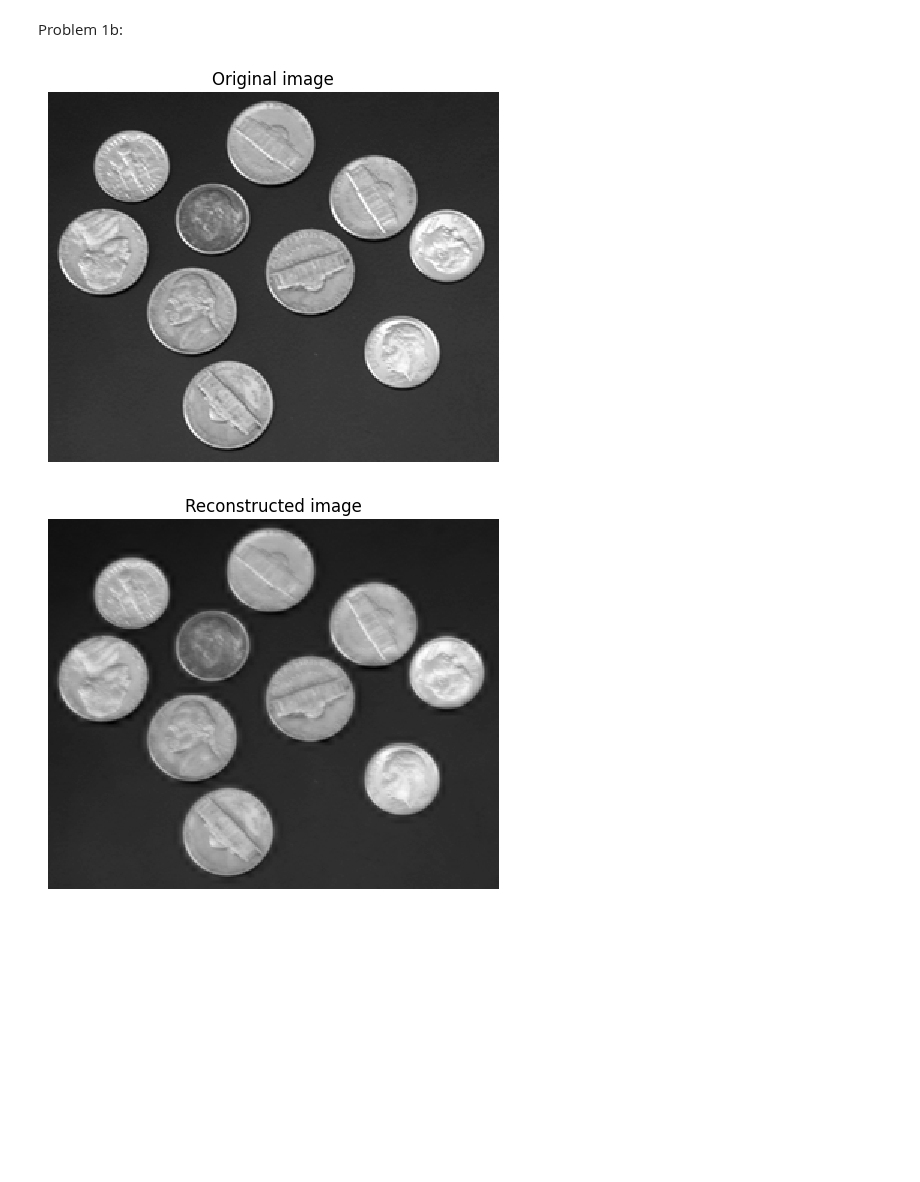
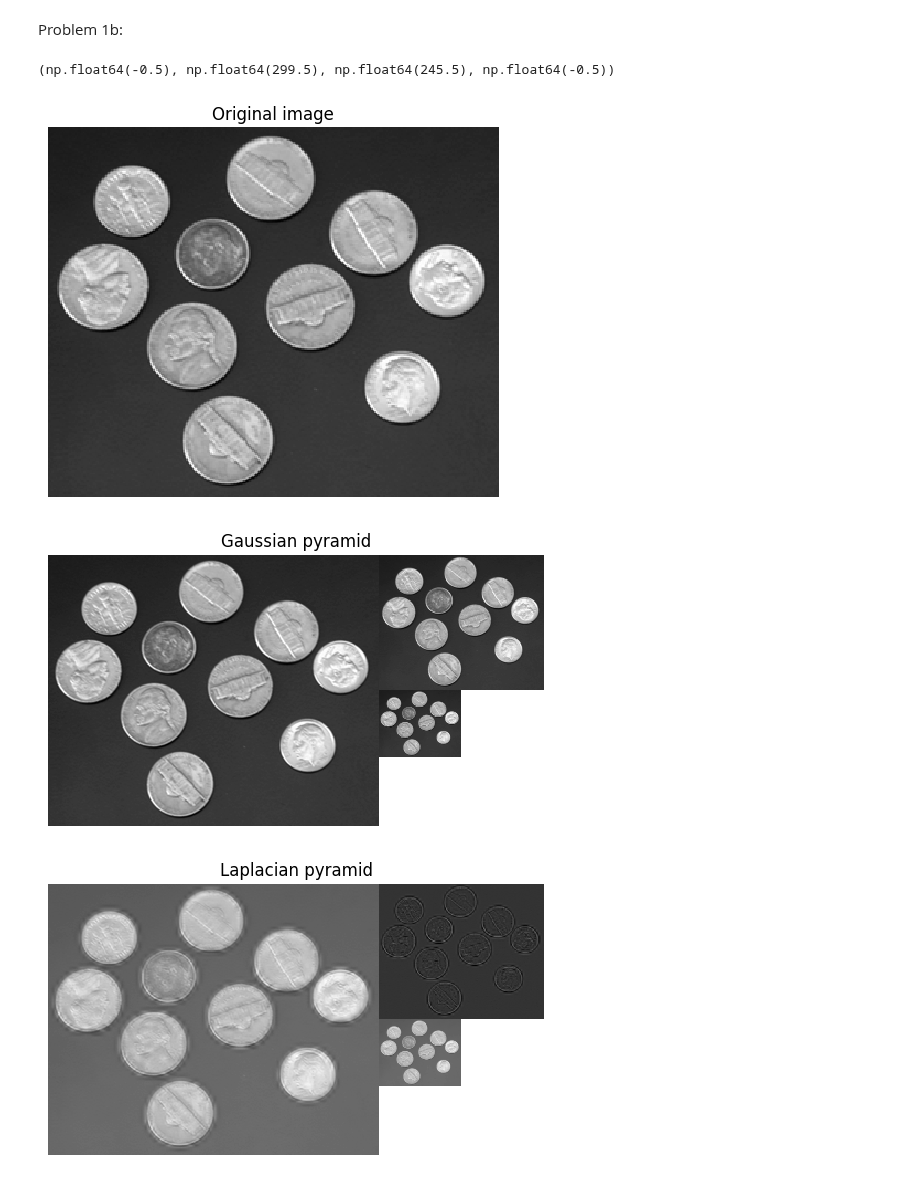
Before and after one commit to NMakarov97/ECE-GY-6123, a Jupyter notebook: HW3/ECE-6123 HW3.ipynb, the cells around one changed output. Drawn from its saved outputs; the diff is of its cells as text; code cells hidden in the pictures; blank space fills up the shorter version.

Commit message:
Add figures for composite gaussian and laplacian

```diff
--- a/HW3/ECE-6123 HW3.ipynb
+++ b/HW3/ECE-6123 HW3.ipynb
@@ -114,33 +114,47 @@ def composite_image(P: list[np.ndarray]) -> np.ndarray:
     height, width = np.shape(P[-1])
     C[:height, :width] = P[-1]
     height = 0
     P.reverse()
     for lvl in P[1:]:
         rows, cols = np.shape(lvl)
         C[height:height+rows, width:width+cols] = lvl
         height += rows
 
     return C
 
 # Test reconstruction with a sample image
 image = np.asarray(cv2.imread('coins.png', cv2.IMREAD_GRAYSCALE),dtype=float)
 G = gaussian_pyramid(image, 3) # Gaussian pyramid
 L = laplacian_pyramid(image, 3) # Laplacian pyramid
 R = reconstruct_laplacian(L) # Reconstructed image
 
 # Create figure for original image
 plt.figure()
 plt.imshow(image, interpolation='none', cmap='gray')
 plt.title('Original image')
 plt.axis('off')
 
+# Create figure for composite Gaussian image
+C = composite_image(G)
+plt.figure()
+plt.imshow(C, interpolation='none', cmap='gray')
+plt.title('Gaussian pyramid')
+plt.axis('off')
+
+# Create figure for composite Laplacian image
+C = composite_image(L)
+plt.figure()
+plt.imshow(C, interpolation='none', cmap='gray')
+plt.title('Laplacian pyramid')
+plt.axis('off')
+
 # Create figure for reconstructed image
 plt.figure()
 plt.imshow(R, interpolation='none', cmap='gray')
 plt.title('Reconstructed image')
 plt.axis('off')
-
-C = composite_image(G)
 # %% [output]
+(np.float64(-0.5), np.float64(299.5), np.float64(245.5), np.float64(-0.5))
 [figure]
-[figure, old version]
+[figure, new version]
+[figure, added]
```
Also changed, not shown: parts of 1 cell of this notebook.
